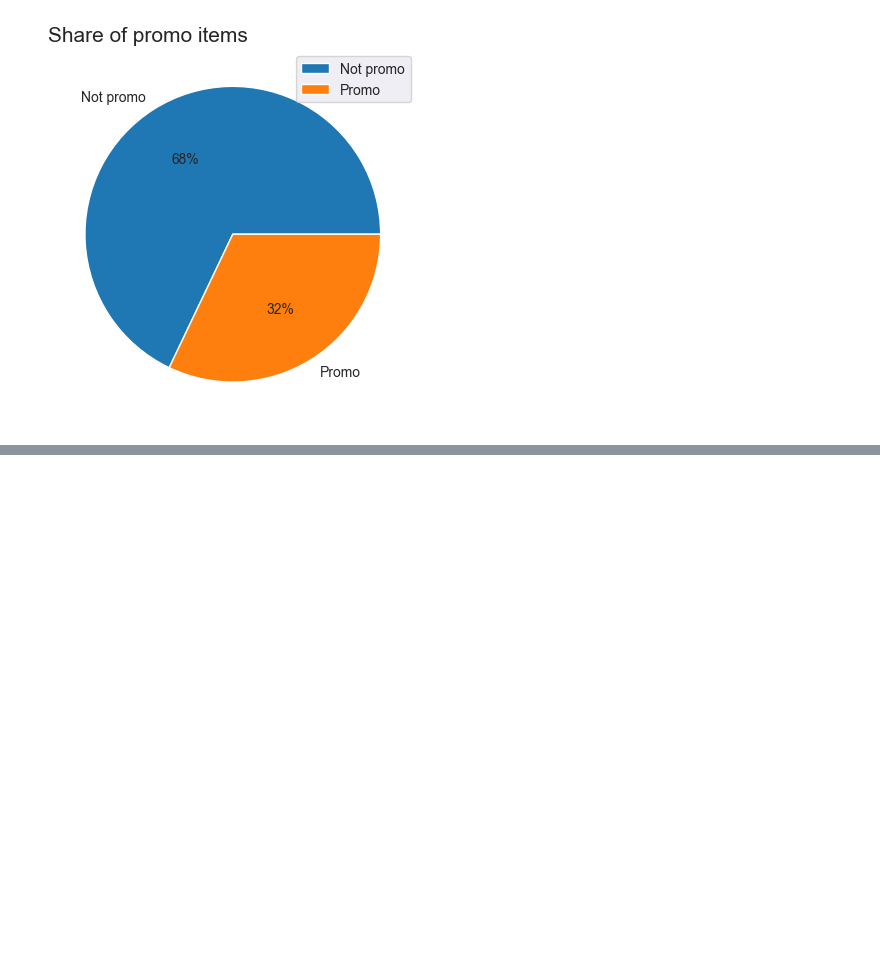
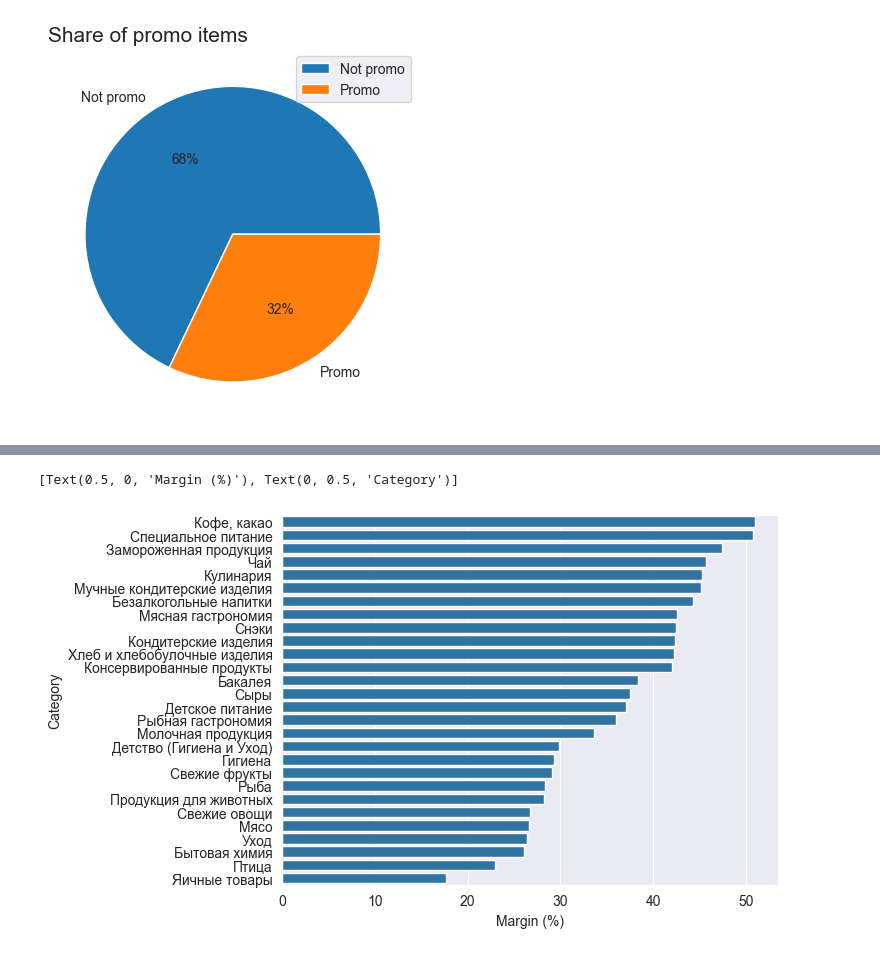
Before and after one commit to rodioniam/study_projects, a Jupyter notebook: visualization/visualization_practice2.ipynb, the cells around one changed output, grey strips where cells are left out. Saved outputs shown, nothing was run; the diff lists cells and outputs as text; code cells hidden in the pictures; blank space fills up the shorter version.

```diff
--- a/visualization/visualization_practice2.ipynb
+++ b/visualization/visualization_practice2.ipynb
@@ -150,0 +192,7 @@ Text(0.0, 1.0, 'Share of promo items')
+# %%
+df_plot_pct = df_margin_lvl1.sort_values('margin_pct', ascending=False).drop(['price', 'cost_price'], axis=1)
+ax = sns.barplot(df_plot_pct, x='margin_pct', y='level1')
+ax.set(xlabel='Margin (%)', ylabel='Category')
+# %% [output]
+[Text(0.5, 0, 'Margin (%)'), Text(0, 0.5, 'Category')]
+[figure, added]
```
Also changed, not shown: parts of 6 cells of this notebook.
